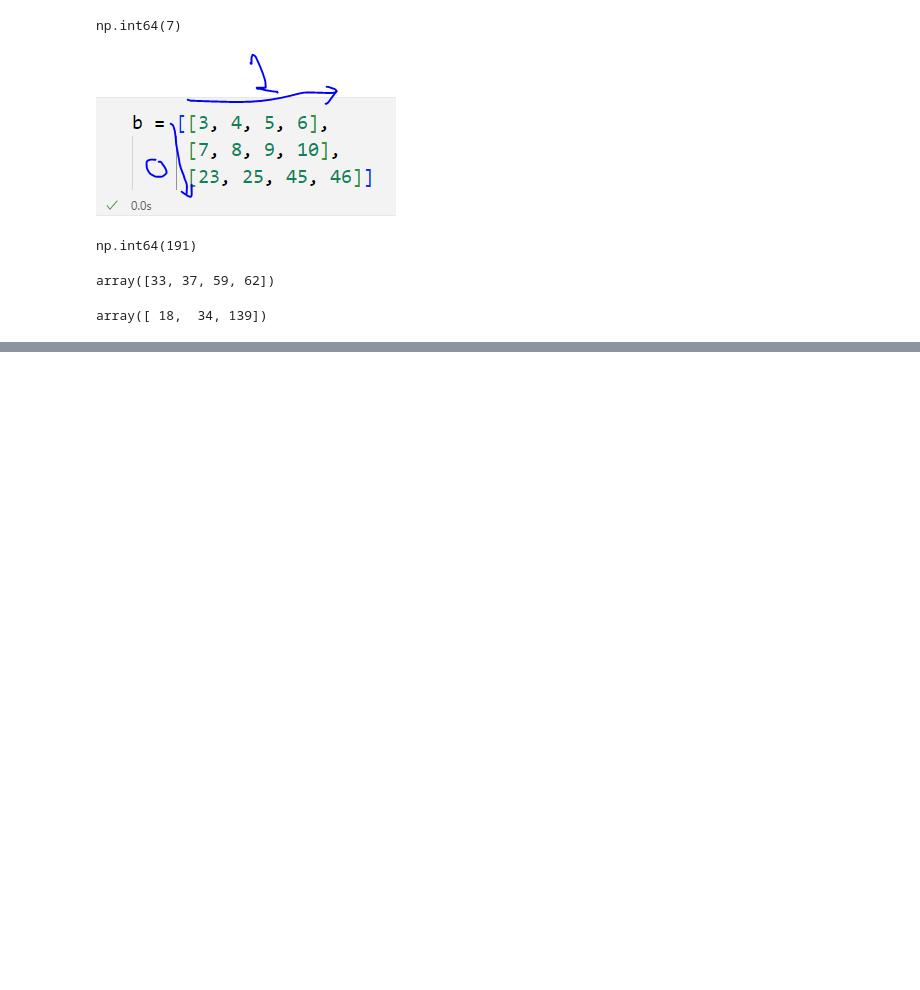
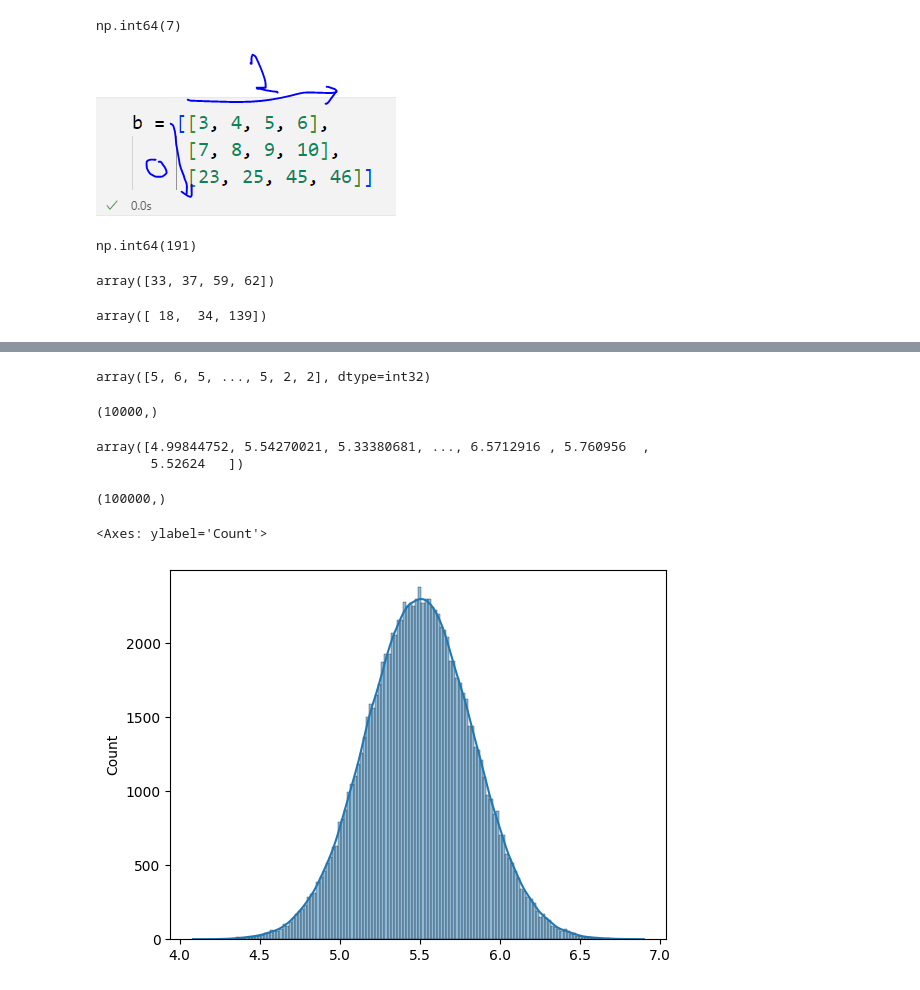
Before and after one commit to utkarshg1/Adv-Python-3-5pm, a Jupyter notebook: 7 Numpy Arrays/Numpy.ipynb, the cells around one changed output, grey strips where cells are left out. Cells and saved outputs as stored; diff of their text form; code cells hidden in the pictures; blank space fills up the shorter version.

```diff
--- a/7 Numpy Arrays/Numpy.ipynb
+++ b/7 Numpy Arrays/Numpy.ipynb
@@ -274,0 +418,26 @@ array([ 18,  34, 139])
+# %%
+d = np.random.randint(low=1, high=7, size=10000)
+d
+# %% [output]
+array([5, 6, 5, ..., 5, 2, 2], dtype=int32)
+# %%
+d.shape
+# %% [output]
+(10000,)
+# %%
+heights = np.random.normal(loc=5.5, scale=1/3, size=1_00_000)
+# %%
+heights
+# %% [output]
+array([4.99844752, 5.54270021, 5.33380681, ..., 6.5712916 , 5.760956  ,
+       5.52624   ])
+# %%
+heights.shape
+# %% [output]
+(100000,)
+# %%
+import seaborn as sns
+sns.histplot(data=heights, kde=True)
+# %% [output]
+<Axes: ylabel='Count'>
+[figure, added]
```
Also changed, not shown: parts of 39 cells of this notebook.
